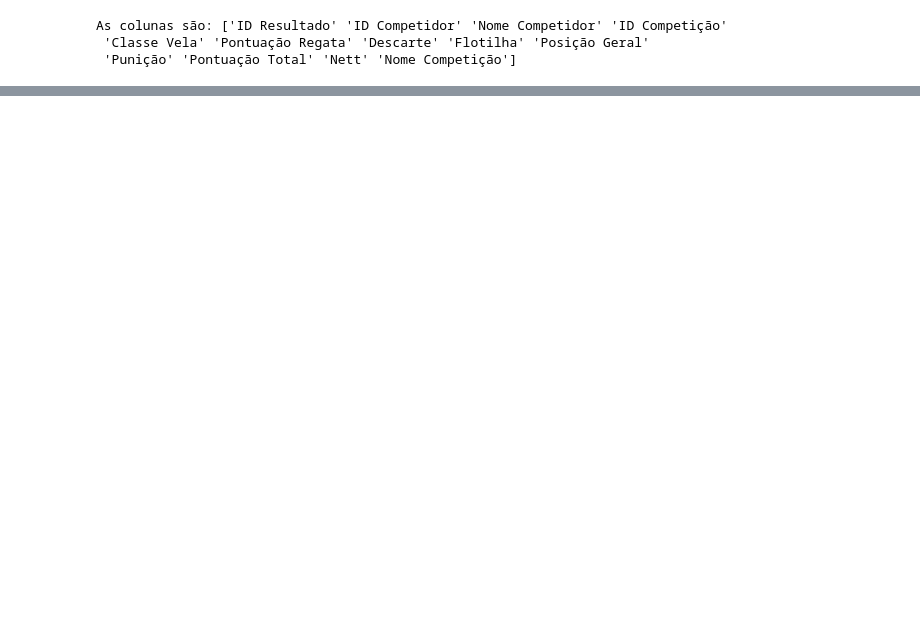
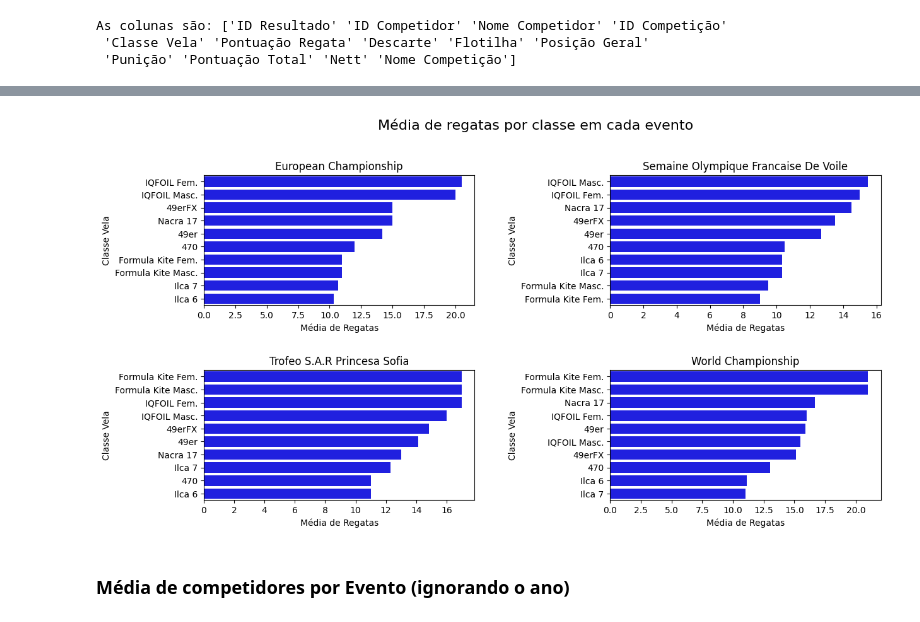
Before and after one commit to cristianolarrea/sailing-rankings, a Jupyter notebook: eda/eda.ipynb, the cells around one changed output, grey strips where cells are left out. Saved outputs shown, nothing was run; the diff lists cells and outputs as text; code cells hidden in the pictures; blank space fills up the shorter version.

```diff
--- a/eda/eda.ipynb
+++ b/eda/eda.ipynb
@@ -222,0 +199,5 @@ for i in ax.containers:
+# %%
+dfProv = df.copy()
+
+#competição sem ano (sem os ultimos 4 caracteres)
+dfProv['Evento'] = dfProv['Nome Competição'].str[:-5]
@@ -222,0 +213,11 @@ for i in ax.containers:
+# %%
+# pego o numero de regatas por competidor
+nregatas_por_competidor = dfProv.groupby(['Nome Competidor', 'Classe Vela', 'Nome Competição', 'Evento'])['Nome Competidor'].count().reset_index(name='Número de Regatas')
+
+# pego o numero maximo de regatas (competidor que correu todas)
+max_regatas = nregatas_por_competidor.groupby(['Nome Competição', 'Classe Vela', 'Evento'])['Número de Regatas'].max().reset_index(name='Número de Regatas')
+
+# faço a média de regatas por evento
+media_regatas_classe_evento = max_regatas.groupby(['Classe Vela', 'Evento'])['Número de Regatas'].mean().reset_index(name='Média de Regatas')
+
+media_regatas_classe_evento.head()
@@ -222,0 +231,30 @@ for i in ax.containers:
+# %%
+eventos = media_regatas_classe_evento['Evento'].unique().tolist()
+# %%
+# Classe Vela in different subplots, Punicao in x axis and freq in y axis
+fig, axes = plt.subplots(nrows=3, ncols=2, figsize=(12,10))
+fig.suptitle('Média de regatas por classe em cada evento', fontsize=16)
+fig.tight_layout(pad=3.0)
+for i, evento in enumerate(eventos):
+    ax = axes[i//2, i%2]
+    ax.set_title(evento)
+    ax.set_xlabel('Punição')
+    ax.set_ylabel('Porcentagem (%)')
+    # horizontal bar plot
+    sns.barplot(x='Média de Regatas', y='Classe Vela',
+                data=media_regatas_classe_evento[media_regatas_classe_evento['Evento']==evento].sort_values(by='Média de Regatas', ascending=False),
+                ax=ax,
+                color='blue')
+
+# increase space between subplots
+fig.subplots_adjust(hspace=0.5, wspace=0.5)
+
+# delete the last subplot
+fig.delaxes(axes[2,0])
+fig.delaxes(axes[2,1])
+
+plt.show()
+# %% [output]
+[figure, added]
+# %% [markdown]
+### **Média de competidores por Evento (ignorando o ano)**
```
Also changed, not shown: parts of 94 cells of this notebook.
